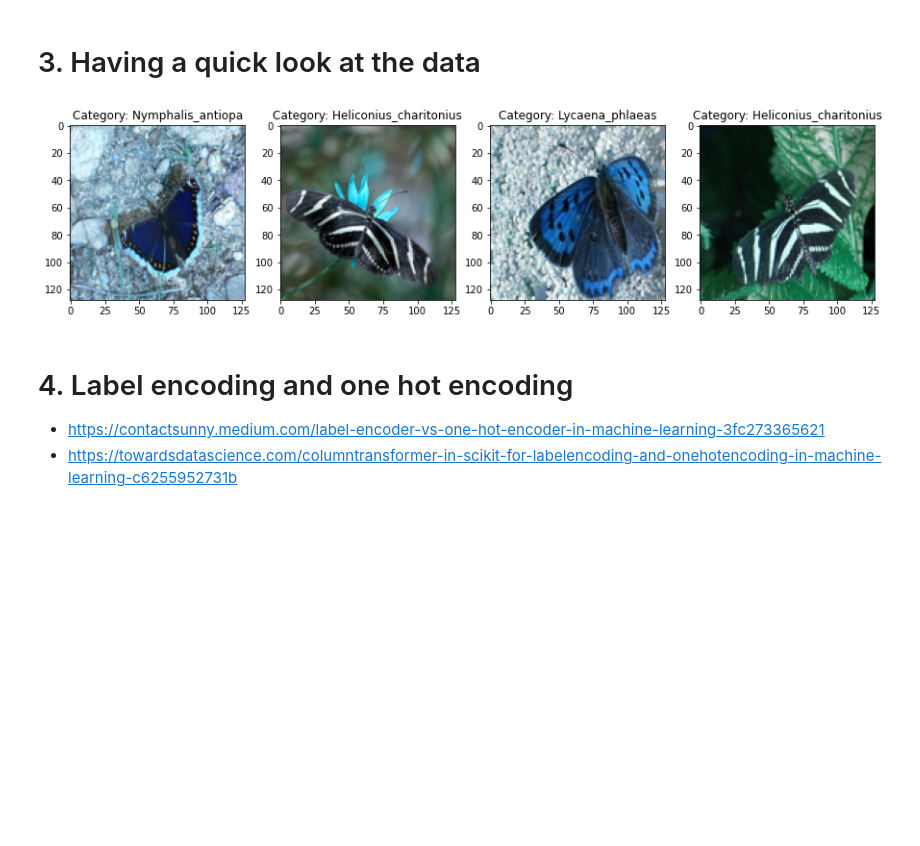
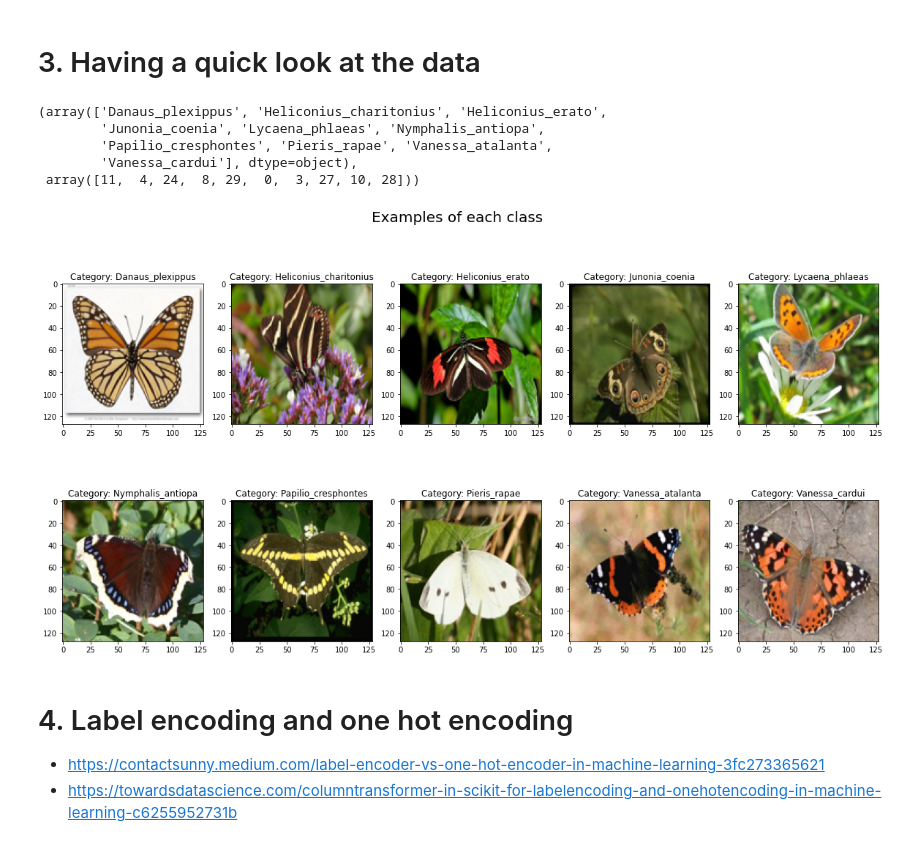
Before and after one commit to hurni/Module-3, a Jupyter notebook: butterfly-classification.ipynb, the cells around one changed output. Cells and saved outputs as stored; diff of their text form; code cells hidden in the pictures; blank space fills up the shorter version.

```diff
--- a/butterfly-classification.ipynb
+++ b/butterfly-classification.ipynb
@@ -171,19 +170,27 @@ df['Category'].value_counts().plot.bar();
 # %% [markdown]
 <a name="quicklook"></a>
 # 3. Having a quick look at the data
-# %%
-fig, axs = plt.subplots(1, 4, figsize=(15,10))
-axs[0].imshow(x[1])
-axs[0].set_title(f"Category: {df.iloc[1,1]}")
-axs[1].imshow(x[20])
-axs[1].set_title(f"Category: {df.iloc[20,1]}")
-axs[2].imshow(x[35])
-axs[2].set_title(f"Category: {df.iloc[35,1]}")
-axs[3].imshow(x[60])
-axs[3].set_title(f"Category: {df.iloc[60,1]}")
-plt.show()
-# %% [output]
-[figure, removed]
+# %%
+# First array contains the (sorted) unique values
+# Second array (returned if return_index is set to True) is a list of the indexes of the first occurrences
+l = np.unique(df['Category'], return_index=True)
+l
+# %% [output]
+(array(['Danaus_plexippus', 'Heliconius_charitonius', 'Heliconius_erato',
+        'Junonia_coenia', 'Lycaena_phlaeas', 'Nymphalis_antiopa',
+        'Papilio_cresphontes', 'Pieris_rapae', 'Vanessa_atalanta',
+        'Vanessa_cardui'], dtype=object),
+ array([11,  4, 24,  8, 29,  0,  3, 27, 10, 28]))
+# %%
+fig, axs = plt.subplots(2, 5, figsize=(20,10))
+axs = np.ravel(axs) # returns a 1-D array, containing the elements of the input
+for i in range(0,10):
+        axs[i].imshow(x[l[1][i]])
+        axs[i].set_title(f"Category: {l[0][i]}")
+fig.suptitle('Examples of each class', fontsize=20)
+plt.show()
+# %% [output]
+[figure, added]
 # %% [markdown]
 <a name="labelencoding"></a>
 # 4. Label encoding and one hot encoding
```
Also changed, not shown: parts of 30 cells of this notebook.
